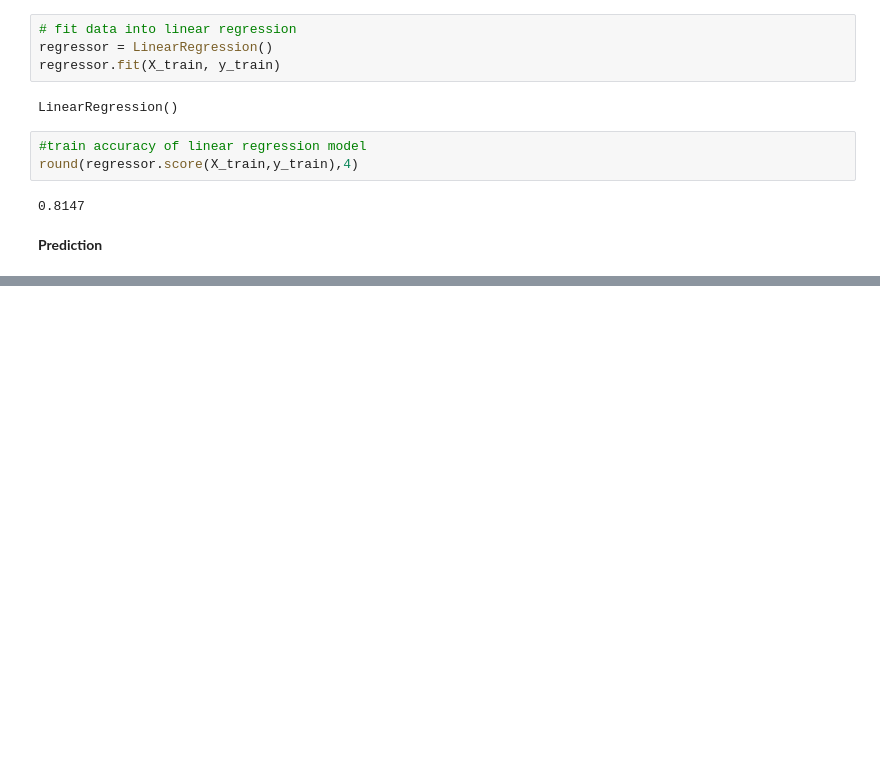
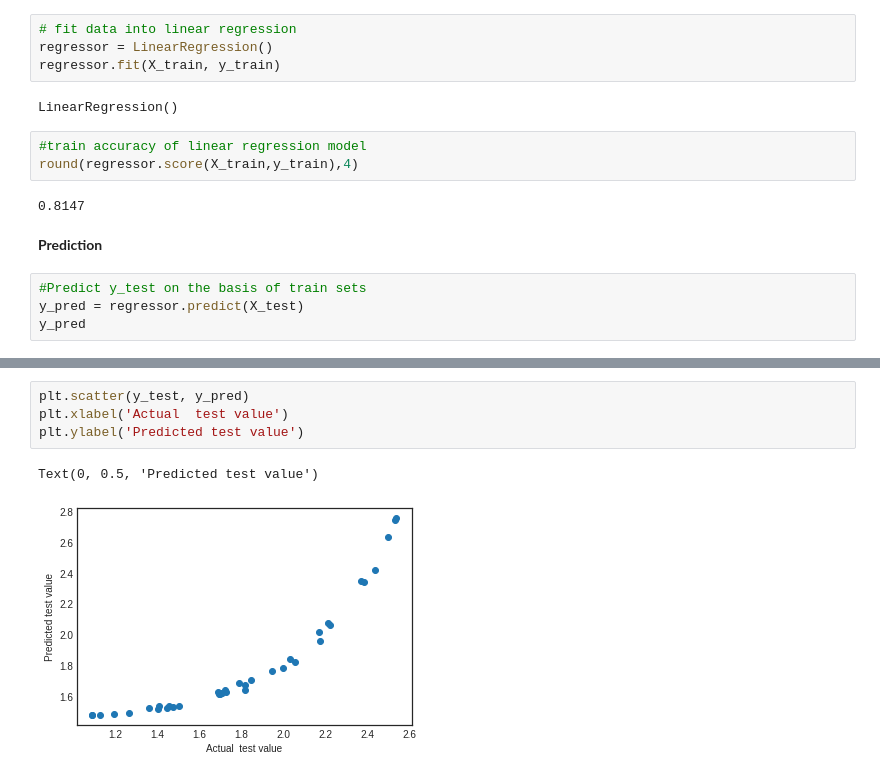
Before and after one commit to dongrepranali/Yes-Bank-Stock-Closing-Price-Prediction, a Jupyter notebook: Yes_Bank_Stock_Closing_Price_Prediction.ipynb, the cells around one changed output, grey strips where cells are left out. Saved outputs shown, nothing was run; the diff lists cells and outputs as text; blank space fills up the shorter version.

```diff
--- a/Yes_Bank_Stock_Closing_Price_Prediction.ipynb
+++ b/Yes_Bank_Stock_Closing_Price_Prediction.ipynb
@@ -465,3 +465,7 @@ round(regressor.score(X_train,y_train),4)
 0.8147
 # %% [markdown]
 **Prediction**
+# %%
+#Predict y_test on the basis of train sets
+y_pred = regressor.predict(X_test)
+y_pred
@@ -467,0 +522,7 @@ round(regressor.score(X_train,y_train),4)
+# %%
+plt.scatter(y_test, y_pred)
+plt.xlabel('Actual  test value')
+plt.ylabel('Predicted test value')
+# %% [output]
+Text(0, 0.5, 'Predicted test value')
+[figure, added]
```
Also changed, not shown: parts of 7 cells of this notebook.
